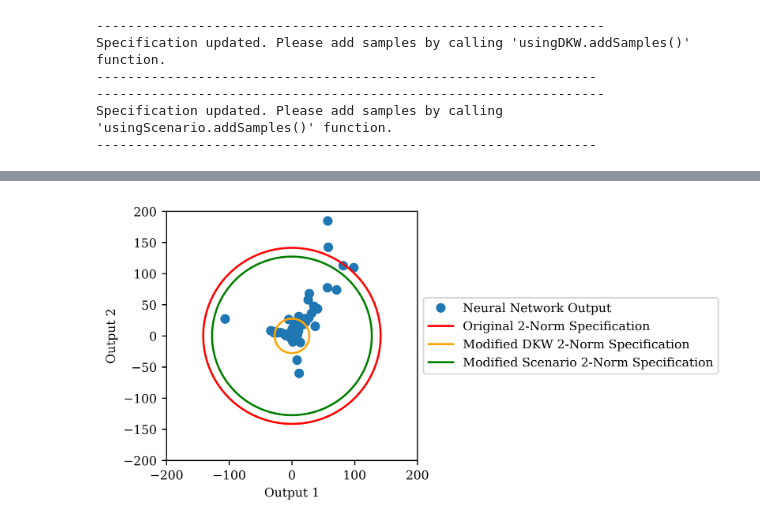
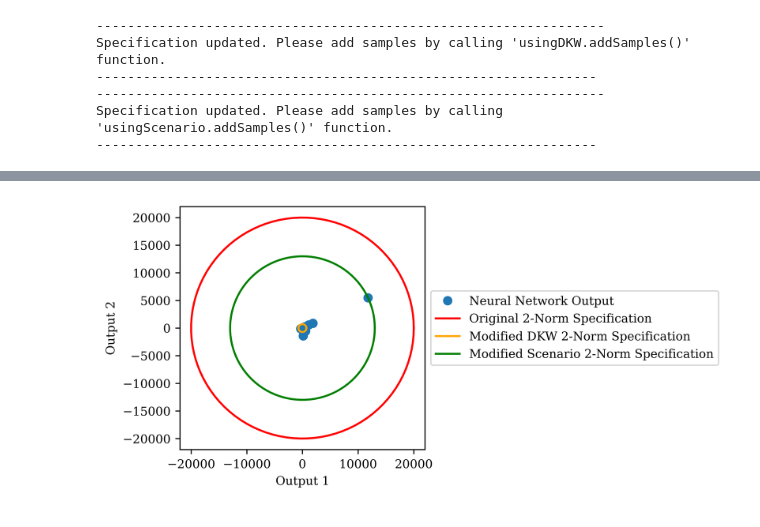
Before and after one commit to vigsiv/SaVer-Toolbox, a Jupyter notebook: examples/2DNNOuputExample.ipynb, the cells around one changed output, grey strips where cells are left out. Drawn from its saved outputs; the diff is of its cells as text; code cells hidden in the pictures.

```diff
--- a/examples/2DNNOuputExample.ipynb
+++ b/examples/2DNNOuputExample.ipynb
@@ -111,7 +111,7 @@ Specification satisfied as scaling is -3779.2877319546533 which is less than 0
 -----------------------------------------------------------------
 # %%
 # Modify the zero level set:
-verifDKW.modifySetScaling()
-verifScenario.modifySetScaling()
+setReductionDKW = verifDKW.modifySetScaling()
+setReductionScenario = verifScenario.modifySetScaling()
 # %% [output]
 -----------------------------------------------------------------
@@ -136,44 +136,40 @@ Specification satisfied as scaling is 0.0 which is equal to 0
 # %%
 plt.rcParams.update({'font.size': 9, 'font.family': 'serif'})
 plt.figure(figsize=(3.3, 3.3))
 plt.rcParams.update({'figure.dpi': 600})
 
 # Plot the samples
-plt.plot(samplesDKW[0:1000,0],samplesDKW[0:1000,1], 'o', label='Neural Network Output')
+plt.plot(samplesScenario[:,0],samplesScenario[:,1], 'o', label='Neural Network Output')
 
 # Plot 2-norm ball of a specific radius
 theta = np.linspace(0, 2 * np.pi, 100)
-x = np.sqrt(zero_radius_fixed) * np.cos(theta)
-y = np.sqrt(zero_radius_fixed) * np.sin(theta)
+x = zero_radius_fixed * np.cos(theta)
+y = zero_radius_fixed * np.sin(theta)
 plt.plot(x, y, 'r',label='Original 2-Norm Specification')
 
 # Plot 2-norm ball of a specific radius
 theta = np.linspace(0, 2 * np.pi, 100)
-x = np.sqrt(zero_radius_fixed+verifDKW.setScaling) * np.cos(theta)
-y = np.sqrt(zero_radius_fixed+verifDKW.setScaling) * np.sin(theta)
+x = (zero_radius_fixed+setReductionDKW) * np.cos(theta)
+y = (zero_radius_fixed+setReductionDKW) * np.sin(theta)
 plt.plot(x, y, 'orange',label='Modified DKW 2-Norm Specification')
 
 theta = np.linspace(0, 2 * np.pi, 100)
-x = np.sqrt(zero_radius_fixed+verifScenario.setScaling) * np.cos(theta)
-y = np.sqrt(zero_radius_fixed+verifScenario.setScaling) * np.sin(theta)
+x = (zero_radius_fixed+setReductionScenario) * np.cos(theta)
+y = (zero_radius_fixed+setReductionScenario) * np.sin(theta)
 plt.plot(x, y, 'green',label='Modified Scenario 2-Norm Specification')
 
 
-# Add labels and title
+# Add labels and legend:
 plt.xlabel('Output 1')
 plt.ylabel('Output 2')
-
 plt.legend(loc='center left', bbox_to_anchor=(1, 0.5))
-# Set axis limits
-plt.xlim(-200, 200)
-plt.ylim(-200, 200)
 
 # Show the plot
 plt.show()
 
 
 
 # evalPts = np.linspace(500,3000,100)
-# plotter.histogramPlot(verifDKW.empiricalCDF,evalPts,verifDKW.setScaling,verifDKW.empiricalCDF(verifDKW.setScaling))
+# plotter.histogramPlot(verifDKW.empiricalCDF,evalPts,setReductionDKW,verifDKW.empiricalCDF(setReductionDKW))
 # %% [output]
-[figure, old version]
+[figure, new version]
```
Also changed, not shown: parts of 4 cells of this notebook, 2 other files.
